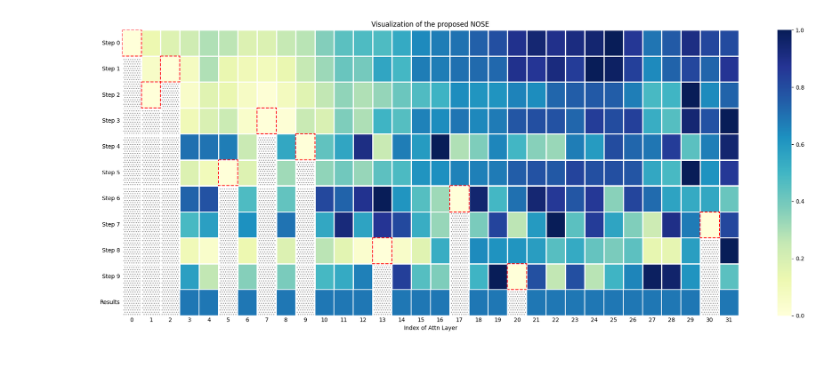
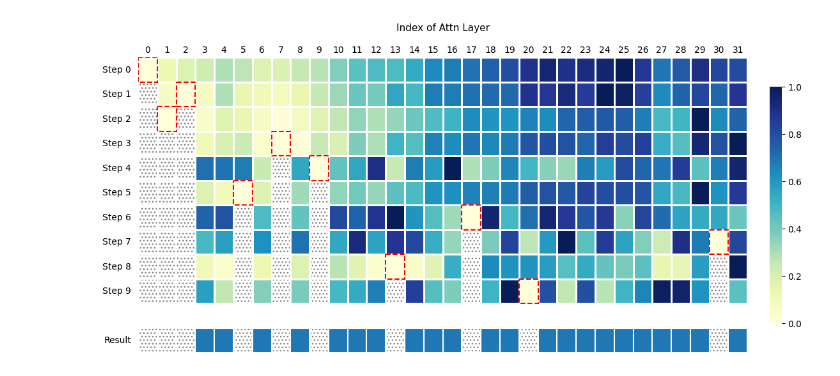
Before and after one commit to Matteo-Candi/Master-Thesis, a Jupyter notebook: plots/NOSE.ipynb, the cells around one changed output. Cells and saved outputs as stored; diff of their text form; code cells hidden in the pictures.

```diff
--- a/plots/NOSE.ipynb
+++ b/plots/NOSE.ipynb
@@ -42,45 +46,53 @@ columns = np.arange(num_layers)
 
 matrix = np.zeros((len(steps), len(columns)))
 results_line = np.zeros(num_layers)
 
 for i, step in enumerate(steps):
     line = [data[step]['transfer_entropy'].get(str(col), np.nan) for col in columns]
     min_line, max_line = np.nanmin(line), np.nanmax(line)
     values = [(x - min_line) / (max_line - min_line) for x in line]
     matrix[i, :] = values
 
 for i, value in enumerate(matrix[-1, :]):
     if np.isnan(value) or value == 0:
         results_line[i] = np.nan
     else:
         results_line[i] = 0
 
 
 # Create the plot
-plt.figure(figsize=(20, 8))
+plt.figure(figsize=(15, 6))
 
+matrix = np.vstack((matrix, np.zeros(num_layers)))
 matrix = np.vstack((matrix, results_line))
-labels = [f'Step {i}' for i in range(len(data.keys()))] + ['Results']
+labels = [f'Step {i}' for i in range(len(data.keys()))] + ['', 'Result']
+
+cbar_kws=dict(pad=0.03, shrink=0.8)
+
+sns.heatmap(matrix, annot=False, cmap='YlGnBu', cbar=True, vmin=0, vmax=1, linewidths=1, cbar_kws=cbar_kws)
+plt.yticks(np.arange(len(steps)+2)+0.5, labels=labels, rotation=0)
+plt.tick_params(axis='x', which='both', top=True, labeltop=True, bottom=False, labelbottom=False)
+plt.tick_params(axis='both', which='both', length=0)
+plt.tick_params(axis='y', which='both', length=0, pad=8)
+plt.title('Index of Attn Layer', loc='center', pad=30, size=11)
 
 
-sns.heatmap(matrix, annot=False, cmap='YlGnBu', cbar=True, vmin=0, vmax=1, linewidths=1)
-plt.yticks(np.arange(len(steps)+1)+0.5, labels=labels, rotation=0)
-plt.tick_params(axis='both', which='both', length=0)
-plt.title('Visualization of the proposed NOSE', fontsize=12)
-plt.xlabel('Index of Attn Layer')
-plt.tight_layout()
 
-for x in range(matrix.shape[0]):
-    for y in range(matrix.shape[1]):
-        if matrix[x, y] == 0 and x != matrix.shape[0] - 1:
-            plt.gca().add_patch(plt.Rectangle((y, x), 1, 1, fill=False, edgecolor='red', linestyle='--', linewidth=1.5))
-        if np.isnan(matrix[x, y]):
-            plt.gca().add_patch(plt.Rectangle((y+0.06, x+0.07), .9, .97, fill=False, hatch='...', edgecolor='grey', linestyle='-', linewidth=0))
+for y in range(matrix.shape[1]):
+    if matrix[-2, y] == 0:
+        plt.gca().add_patch(plt.Rectangle((y, matrix.shape[0]-2), 1, 1, fill=True, color='white', linestyle='-', linewidth=1.5))
 
 for y in range(matrix.shape[1]):
     if matrix[-1, y] == 0:
         plt.gca().add_patch(plt.Rectangle((y, matrix.shape[0]-1), 1, 1, fill=True, edgecolor='white', linestyle='-', linewidth=1.5))
 
+for x in range(matrix.shape[0]):
+    for y in range(matrix.shape[1]):
+        if matrix[x, y] == 0 and x != matrix.shape[0] - 1 and x != matrix.shape[0] - 2:
+            plt.gca().add_patch(plt.Rectangle((y, x), 1, 1, fill=False, edgecolor='red', linestyle='--', linewidth=1.5))
+        if np.isnan(matrix[x, y]):
+            plt.gca().add_patch(plt.Rectangle((y+0.06, x+0.05), .9, .9, fill=False, hatch='...', edgecolor='grey', linestyle='-', linewidth=0))
+
 plt.show()
 # %% [output]
-[figure, old version]
+[figure, new version]
```
Also changed, not shown: parts of 3 cells of this notebook, 8 other files.
